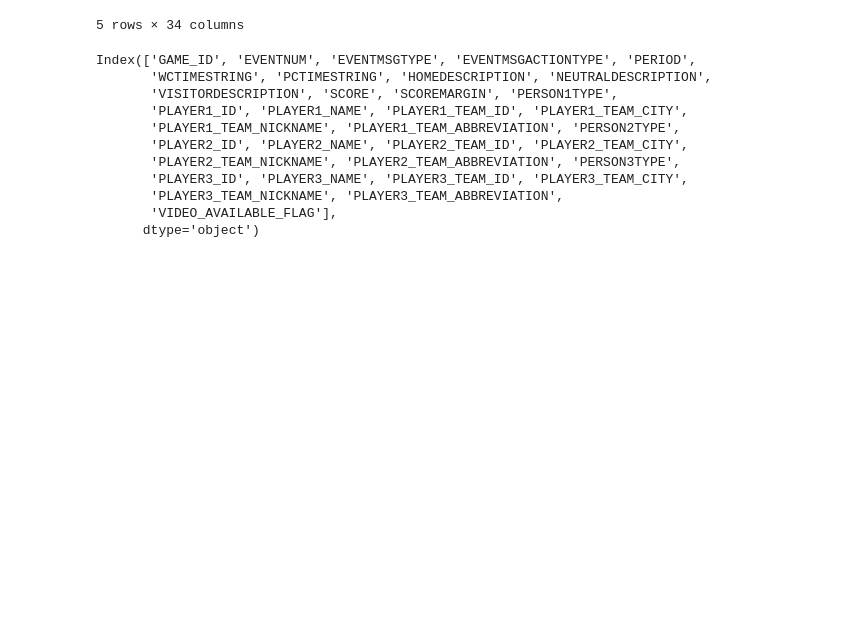
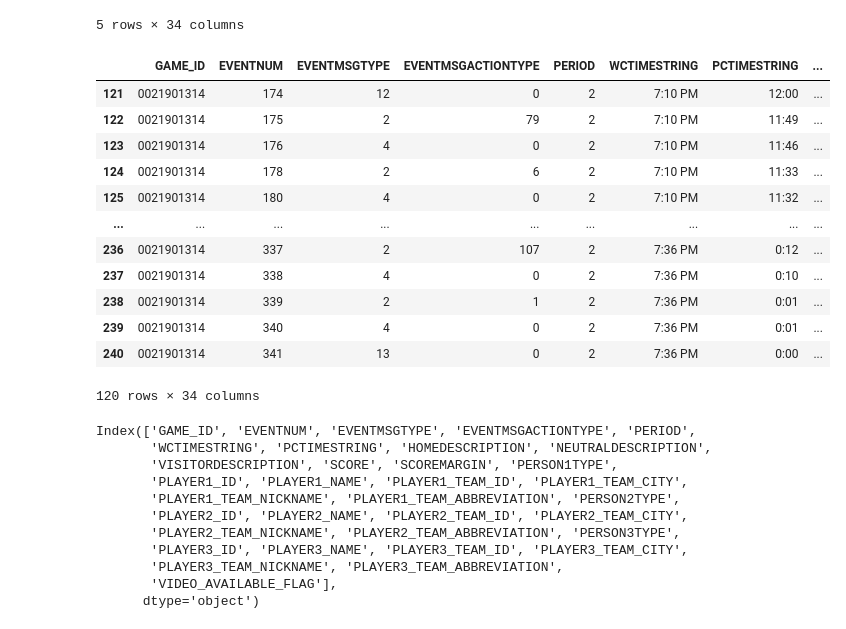
Before and after one commit to SpecCRA/vlads_data_project, a Jupyter notebook: rotations_prototype.ipynb, the cells around one changed output. Cells and saved outputs as stored; diff of their text form; code cells hidden in the pictures; blank space fills up the shorter version.

```diff
--- a/rotations_prototype.ipynb
+++ b/rotations_prototype.ipynb
@@ -72,6 +82,22 @@ pbp_subs.head()
 | 68 | 0021901314 | 102 | 8 | 0 | 1 | 6:57 PM | 3:51 | ... |
 | 69 | 0021901314 | 103 | 8 | 0 | 1 | 6:57 PM | 3:51 | ... |
 5 rows × 34 columns
+# %%
+pbp_df[pbp_df['PERIOD'] == 2]
+# %% [output]
+|  | GAME_ID | EVENTNUM | EVENTMSGTYPE | EVENTMSGACTIONTYPE | PERIOD | WCTIMESTRING | PCTIMESTRING | ... |
+| 121 | 0021901314 | 174 | 12 | 0 | 2 | 7:10 PM | 12:00 | ... |
+| 122 | 0021901314 | 175 | 2 | 79 | 2 | 7:10 PM | 11:49 | ... |
+| 123 | 0021901314 | 176 | 4 | 0 | 2 | 7:10 PM | 11:46 | ... |
+| 124 | 0021901314 | 178 | 2 | 6 | 2 | 7:10 PM | 11:33 | ... |
+| 125 | 0021901314 | 180 | 4 | 0 | 2 | 7:10 PM | 11:32 | ... |
+| ... | ... | ... | ... | ... | ... | ... | ... | ... |
+| 236 | 0021901314 | 337 | 2 | 107 | 2 | 7:36 PM | 0:12 | ... |
+| 237 | 0021901314 | 338 | 4 | 0 | 2 | 7:36 PM | 0:10 | ... |
+| 238 | 0021901314 | 339 | 2 | 1 | 2 | 7:36 PM | 0:01 | ... |
+| 239 | 0021901314 | 340 | 4 | 0 | 2 | 7:36 PM | 0:01 | ... |
+| 240 | 0021901314 | 341 | 13 | 0 | 2 | 7:36 PM | 0:00 | ... |
+120 rows × 34 columns
 # %%
 pbp_subs.columns
 # %% [output]
```
Also changed, not shown: parts of 13 cells of this notebook, 6 other files.
